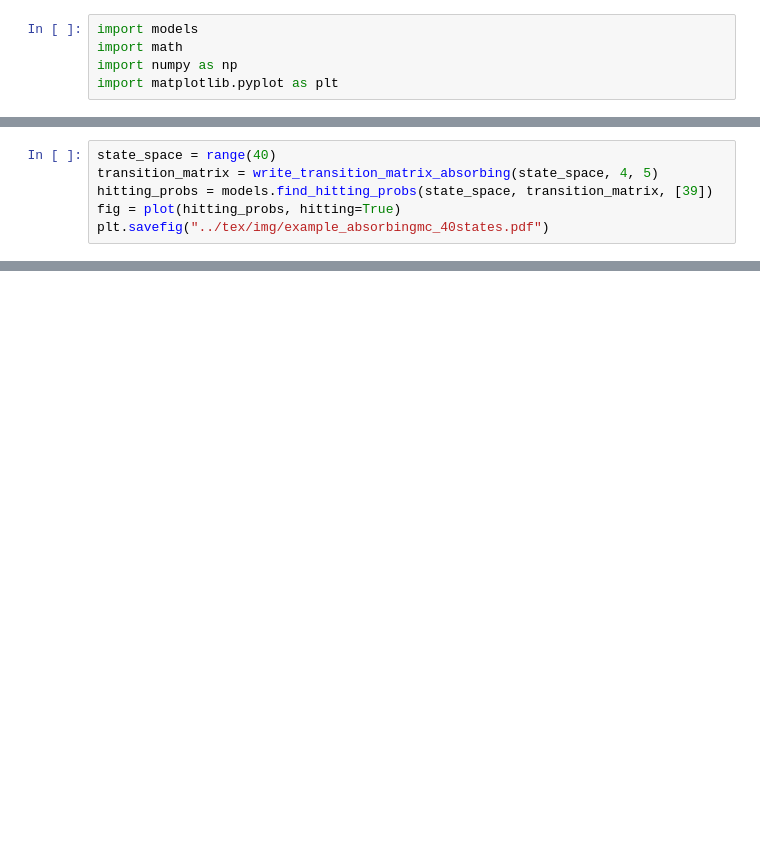
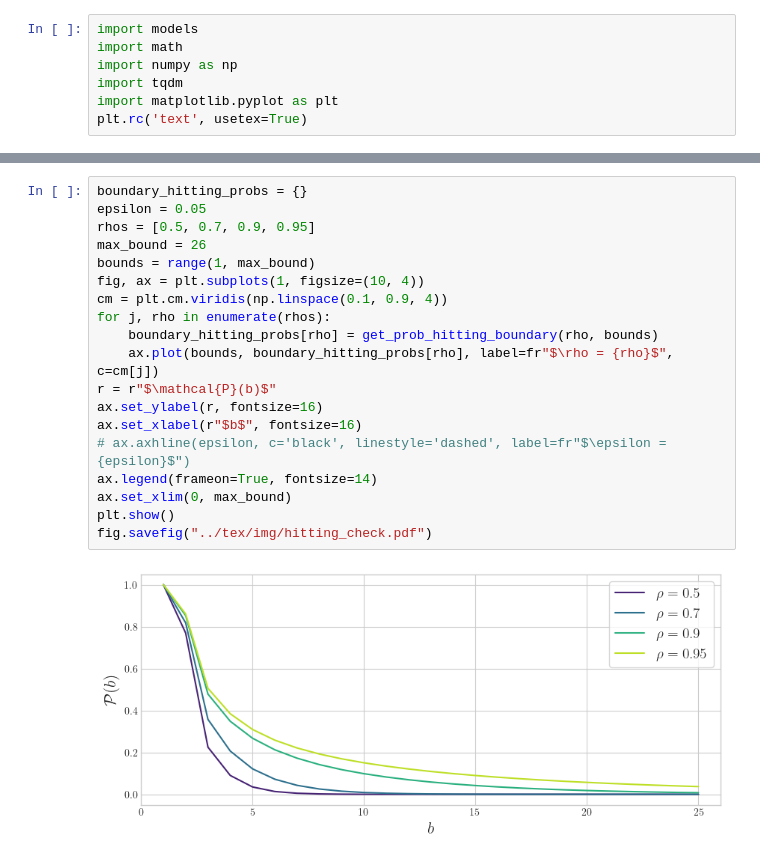
Before and after one commit to geraintpalmer/DynamicClasses, a Jupyter notebook: src/Demonstrate Checks.ipynb, the cells around one changed output, grey strips where cells are left out. Saved outputs shown, nothing was run; the diff lists cells and outputs as text; blank space fills up the shorter version.

```diff
--- a/src/Demonstrate Checks.ipynb
+++ b/src/Demonstrate Checks.ipynb
@@ -2,4 +2,6 @@
 import models
 import math
 import numpy as np
+import tqdm
 import matplotlib.pyplot as plt
+plt.rc('text', usetex=True)
@@ -88,6 +7,0 @@ plt.savefig("../tex/img/example_absorbingmc_8states.pdf")
-# %%
-state_space = range(40)
-transition_matrix = write_transition_matrix_absorbing(state_space, 4, 5)
-hitting_probs = models.find_hitting_probs(state_space, transition_matrix, [39])
-fig = plot(hitting_probs, hitting=True)
-plt.savefig("../tex/img/example_absorbingmc_40states.pdf")
@@ -236,0 +87,21 @@ fig.savefig("../tex/img/check_hyperparameters_effect_summary.pdf")
+# %%
+boundary_hitting_probs = {}
+epsilon = 0.05
+rhos = [0.5, 0.7, 0.9, 0.95]
+max_bound = 26
+bounds = range(1, max_bound)
+fig, ax = plt.subplots(1, figsize=(10, 4))
+cm = plt.cm.viridis(np.linspace(0.1, 0.9, 4))
+for j, rho in enumerate(rhos):
+    boundary_hitting_probs[rho] = get_prob_hitting_boundary(rho, bounds)
+    ax.plot(bounds, boundary_hitting_probs[rho], label=fr"$\rho = {rho}$", c=cm[j])
+r = r"$\mathcal{P}(b)$"
+ax.set_ylabel(r, fontsize=16)
+ax.set_xlabel(r"$b$", fontsize=16)
+# ax.axhline(epsilon, c='black', linestyle='dashed', label=fr"$\epsilon = {epsilon}$")
+ax.legend(frameon=True, fontsize=14)
+ax.set_xlim(0, max_bound)
+plt.show()
+fig.savefig("../tex/img/hitting_check.pdf")
+# %% [output]
+[figure, added]
```
Also changed, not shown: parts of 21 cells of this notebook, 16 other files.
